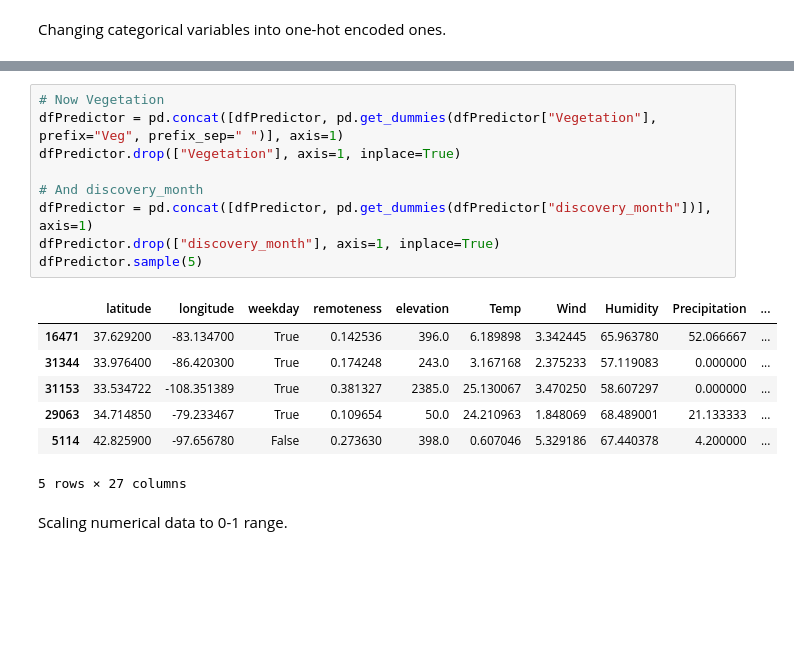
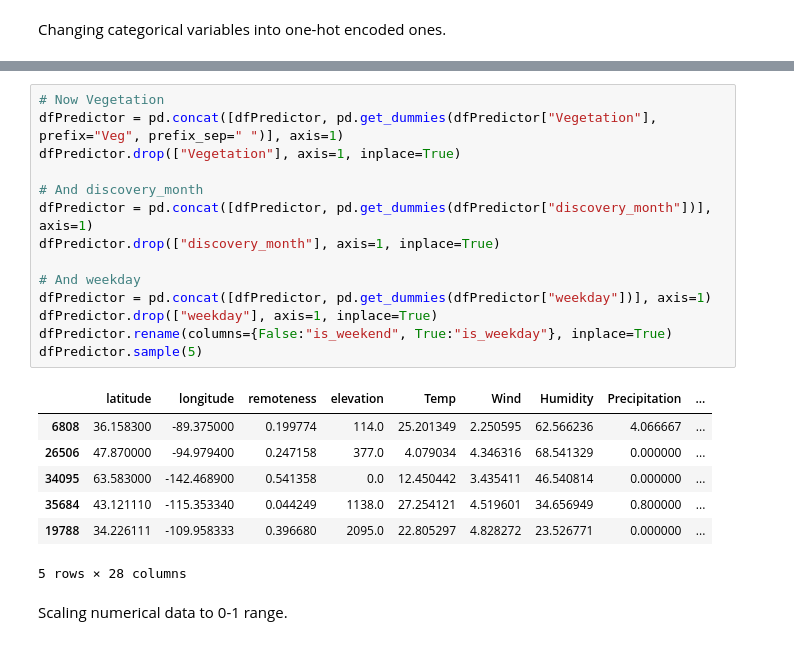
Before and after one commit to DMAgit/Thesis-BSc-Tilburg, a Jupyter notebook: main.ipynb, the cells around one changed output, grey strips where cells are left out. Cells and saved outputs as stored; diff of their text form; blank space fills up the shorter version.

Commit message:
Changed weekday into dummy variable

```diff
--- a/main.ipynb
+++ b/main.ipynb
@@ -43,20 +43,25 @@ dfTarget.sample(5)
 # %%
 # Now Vegetation
 dfPredictor = pd.concat([dfPredictor, pd.get_dummies(dfPredictor["Vegetation"], prefix="Veg", prefix_sep=" ")], axis=1)
 dfPredictor.drop(["Vegetation"], axis=1, inplace=True)
 
 # And discovery_month
 dfPredictor = pd.concat([dfPredictor, pd.get_dummies(dfPredictor["discovery_month"])], axis=1)
 dfPredictor.drop(["discovery_month"], axis=1, inplace=True)
+
+# And weekday
+dfPredictor = pd.concat([dfPredictor, pd.get_dummies(dfPredictor["weekday"])], axis=1)
+dfPredictor.drop(["weekday"], axis=1, inplace=True)
+dfPredictor.rename(columns={False:"is_weekend", True:"is_weekday"}, inplace=True)
 dfPredictor.sample(5)
 # %% [output]
-|  | latitude | longitude | weekday | remoteness | elevation | Temp | Wind | Humidity | Precipitation | ... |
-| 16471 | 37.629200 | -83.134700 | True | 0.142536 | 396.0 | 6.189898 | 3.342445 | 65.963780 | 52.066667 | ... |
-| 31344 | 33.976400 | -86.420300 | True | 0.174248 | 243.0 | 3.167168 | 2.375233 | 57.119083 | 0.000000 | ... |
-| 31153 | 33.534722 | -108.351389 | True | 0.381327 | 2385.0 | 25.130067 | 3.470250 | 58.607297 | 0.000000 | ... |
-| 29063 | 34.714850 | -79.233467 | True | 0.109654 | 50.0 | 24.210963 | 1.848069 | 68.489001 | 21.133333 | ... |
-| 5114 | 42.825900 | -97.656780 | False | 0.273630 | 398.0 | 0.607046 | 5.329186 | 67.440378 | 4.200000 | ... |
+|  | latitude | longitude | remoteness | elevation | Temp | Wind | Humidity | Precipitation | ... |
+| 6808 | 36.158300 | -89.375000 | 0.199774 | 114.0 | 25.201349 | 2.250595 | 62.566236 | 4.066667 | ... |
+| 26506 | 47.870000 | -94.979400 | 0.247158 | 377.0 | 4.079034 | 4.346316 | 68.541329 | 0.000000 | ... |
+| 34095 | 63.583000 | -142.468900 | 0.541358 | 0.0 | 12.450442 | 3.435411 | 46.540814 | 0.000000 | ... |
+| 35684 | 43.121110 | -115.353340 | 0.044249 | 1138.0 | 27.254121 | 4.519601 | 34.656949 | 0.800000 | ... |
+| 19788 | 34.226111 | -109.958333 | 0.396680 | 2095.0 | 22.805297 | 4.828272 | 23.526771 | 0.000000 | ... |
-5 rows × 27 columns
+5 rows × 28 columns
 # %% [markdown]
 Scaling numerical data to 0-1 range.
 # %%
```
Also changed, not shown: parts of 2 cells of this notebook.
